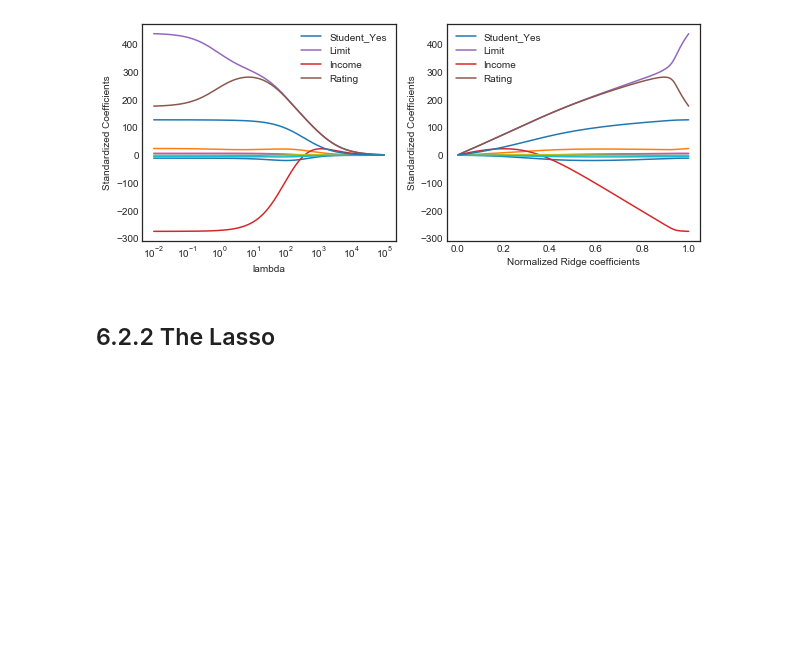
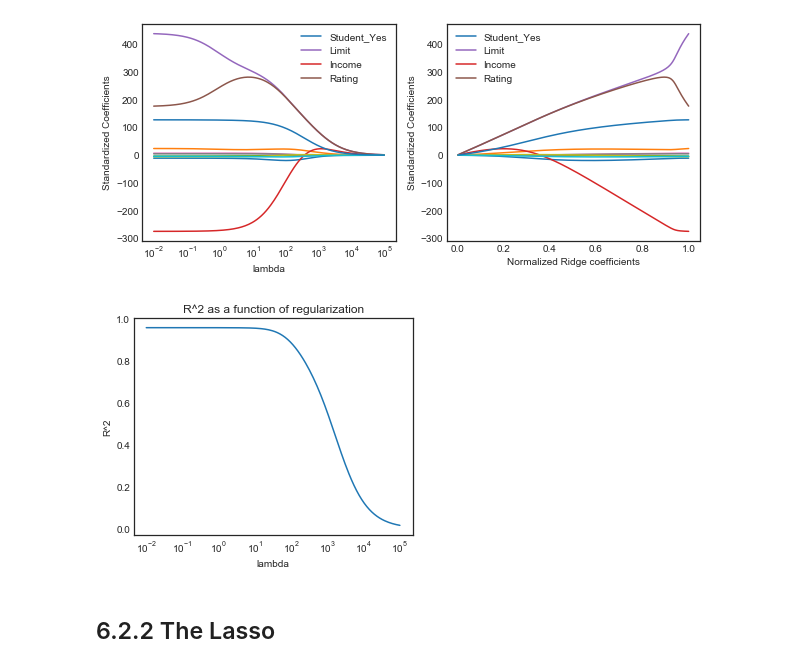
Before and after one commit to pedvide/ISLR_Python, a Jupyter notebook: Chapter6_Linear_Model_Selection_and_Regularization.ipynb, the cells around one changed output. Drawn from its saved outputs; the diff is of its cells as text; code cells hidden in the pictures; blank space fills up the shorter version.

Commit message:
add plot of R2 vs lambda for ridge

```diff
--- a/Chapter6_Linear_Model_Selection_and_Regularization.ipynb
+++ b/Chapter6_Linear_Model_Selection_and_Regularization.ipynb
@@ -76,15 +76,17 @@ X.head(3)
 | 2 | 82 | 3 | 15 | 106.025 | 6645 | 483 | 1 | 0 | ... |
 | 3 | 71 | 4 | 11 | 104.593 | 7075 | 514 | 1 | 0 | ... |
 # %%
-n_alphas = 200
-alphas = np.logspace(5, -2, n_alphas)
+n_lambdas = 200
+lambdas = np.logspace(5, -2, n_lambdas)
 
 coefs = []
-for a in alphas:
-    ridge = Ridge(alpha=a)
+scores = []
+for lam in lambdas:
+    ridge = Ridge(alpha=lam)
     # it's very important to scale the data for Ridge regression
     ridge.fit(scale(X), y)
     coefs.append(ridge.coef_)
+    scores.append(ridge.score(scale(X), y))
 # %%
 fig, (ax1, ax2) = plt.subplots(1, 2, figsize=(10,4))
 
@@ -107,5 +109,14 @@ ax2.set_ylabel('Standardized Coefficients')
 ax2.legend(np.array(ax2.get_lines())[ind], X.columns[ind]);
 # %% [output]
 [figure]
+# %%
+fig, ax = plt.subplots(1, 1, figsize=(5,4))
+ax.plot(lambdas, scores)
+ax.set_xscale('log')
+ax.set_xlabel('lambda')
+ax.set_ylabel('R^2')
+ax.set_title('R^2 as a function of regularization');
+# %% [output]
+[figure, added]
 # %% [markdown]
 ## 6.2.2 The Lasso
```
Also changed, not shown: parts of 2 cells of this notebook.
